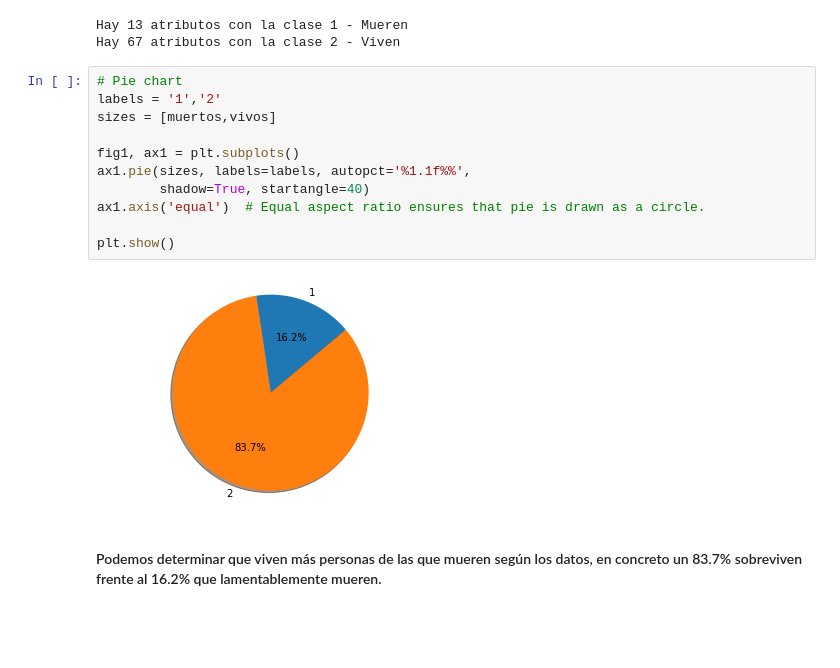
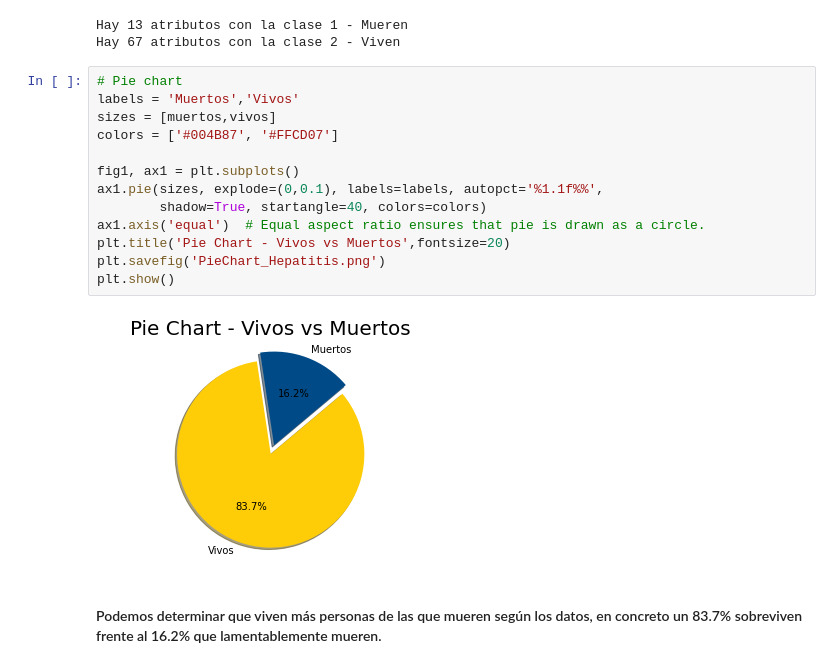
Before and after one commit to Jotivirix/Datamining_UFV, a Jupyter notebook: Lab1/entregable1/Lab1-Entregable1.ipynb, the cells around one changed output. Cells and saved outputs as stored; diff of their text form; blank space fills up the shorter version.

```diff
--- a/Lab1/entregable1/Lab1-Entregable1.ipynb
+++ b/Lab1/entregable1/Lab1-Entregable1.ipynb
@@ -143,16 +149,18 @@ Hay 13 atributos con la clase 1 - Mueren
 Hay 67 atributos con la clase 2 - Viven
 # %%
 # Pie chart
-labels = '1','2'
+labels = 'Muertos','Vivos'
 sizes = [muertos,vivos]
+colors = ['#004B87', '#FFCD07']
 
 fig1, ax1 = plt.subplots()
-ax1.pie(sizes, labels=labels, autopct='%1.1f%%',
-        shadow=True, startangle=40)
+ax1.pie(sizes, explode=(0,0.1), labels=labels, autopct='%1.1f%%',
+        shadow=True, startangle=40, colors=colors)
 ax1.axis('equal')  # Equal aspect ratio ensures that pie is drawn as a circle.
-
+plt.title('Pie Chart - Vivos vs Muertos',fontsize=20)
+plt.savefig('PieChart_Hepatitis.png')
 plt.show()
 # %% [output]
-[figure, old version]
+[figure, new version]
 # %% [markdown]
 #### Podemos determinar que viven más personas de las que mueren según los datos, en concreto un 83.7% sobreviven frente al 16.2% que lamentablemente mueren.
```
Also changed, not shown: parts of 2 cells of this notebook.
